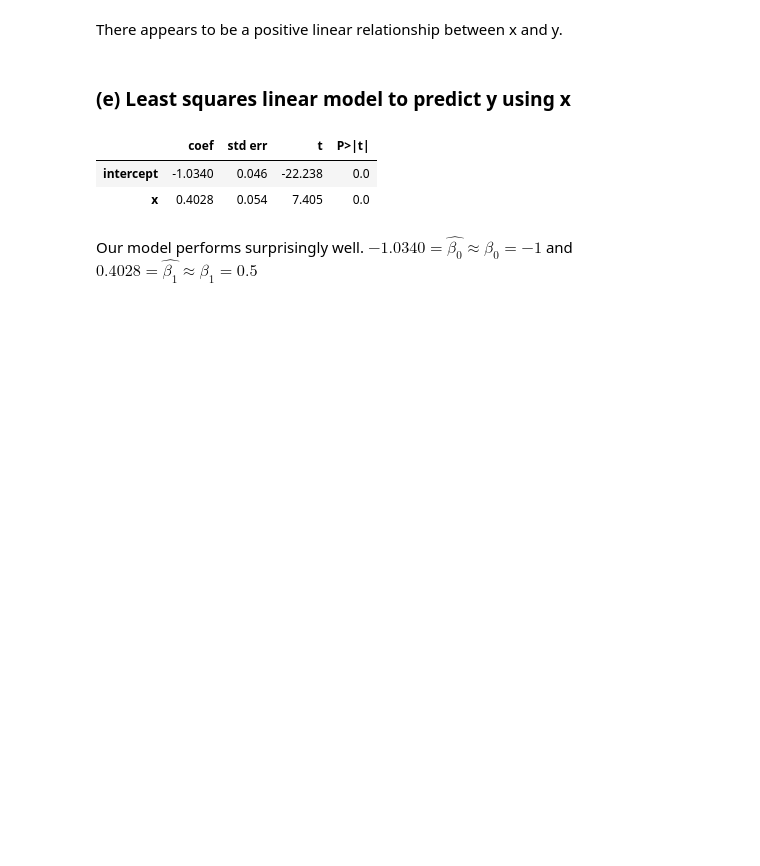
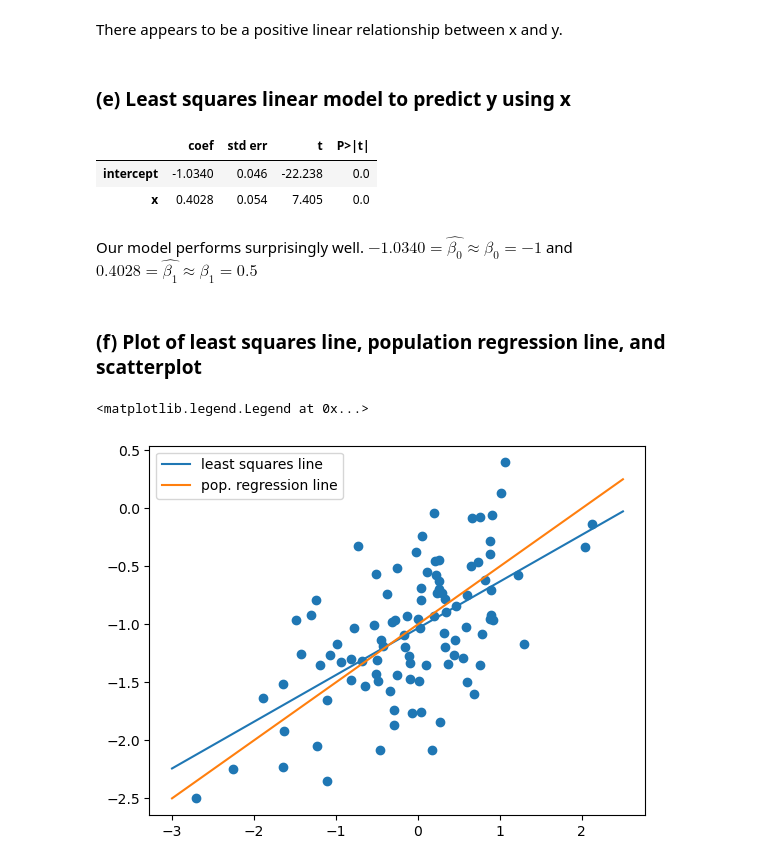
Before and after one commit to carmancater/an-introduction-to-statistical-learning-with-applications-in-python, a Jupyter notebook: Chapter 3 - Linear Regression/Ch 3 Ex 13.ipynb, the cells around one changed output. Saved outputs shown, nothing was run; the diff lists cells and outputs as text; code cells hidden in the pictures; blank space fills up the shorter version.

```diff
--- a/Chapter 3 - Linear Regression/Ch 3 Ex 13.ipynb
+++ b/Chapter 3 - Linear Regression/Ch 3 Ex 13.ipynb
@@ -53,3 +53,17 @@ summarize(results)
 | x | 0.4028 | 0.054 | 7.405 | 0.0 |
 # %% [markdown]
 Our model performs surprisingly well. $-1.0340 = \hat{\beta_0} \approx \beta_0 = -1$ and $0.4028 = \hat{\beta_1} \approx \beta_1 = 0.5$
+# %% [markdown]
+### (f) Plot of least squares line, population regression line, and scatterplot
+# %%
+beta0 = results.params[0]
+# %%
+beta1 = results.params[1]
+# %%
+plt.scatter(x, y)
+plt.plot([-3,2.5],[beta0 -3*beta1, beta0 + 2.5*beta1], label='least squares line')
+plt.plot([-3,2.5],[-1 -3*0.5, -1 + 2.5*0.5], label='pop. regression line')
+plt.legend()
+# %% [output]
+<matplotlib.legend.Legend at 0x...>
+[figure, added]
```
